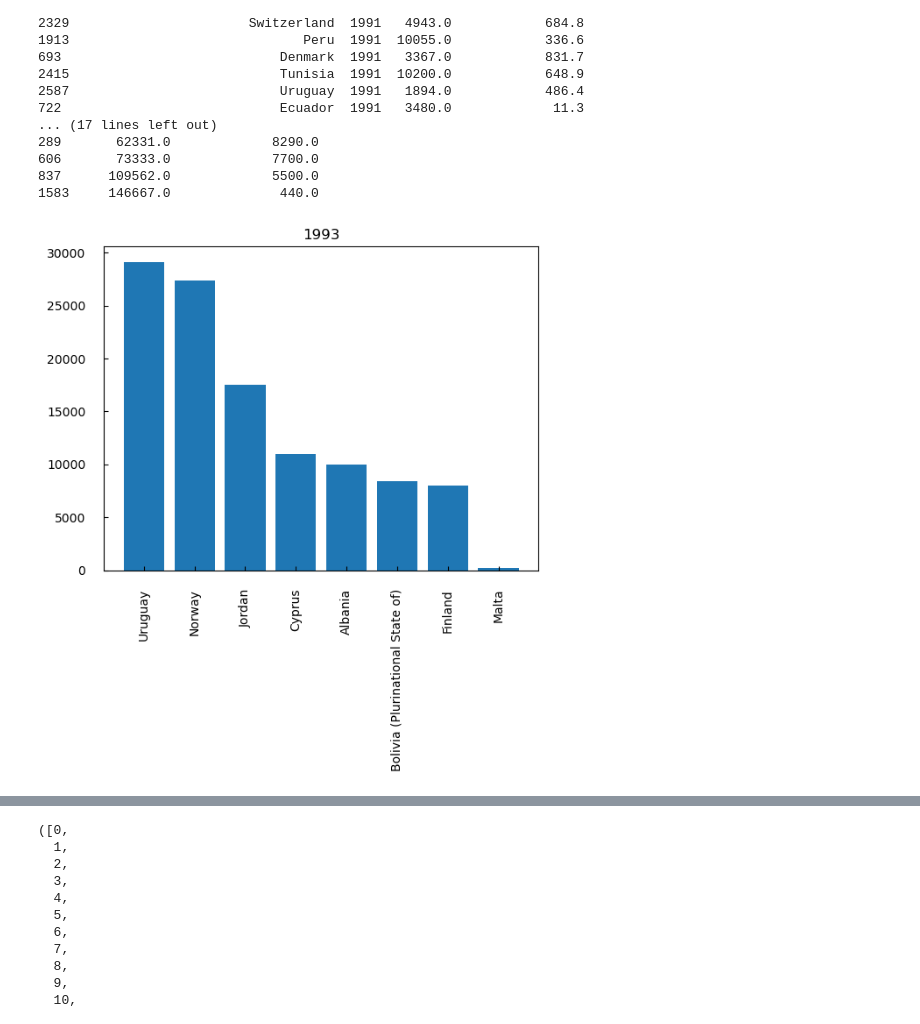
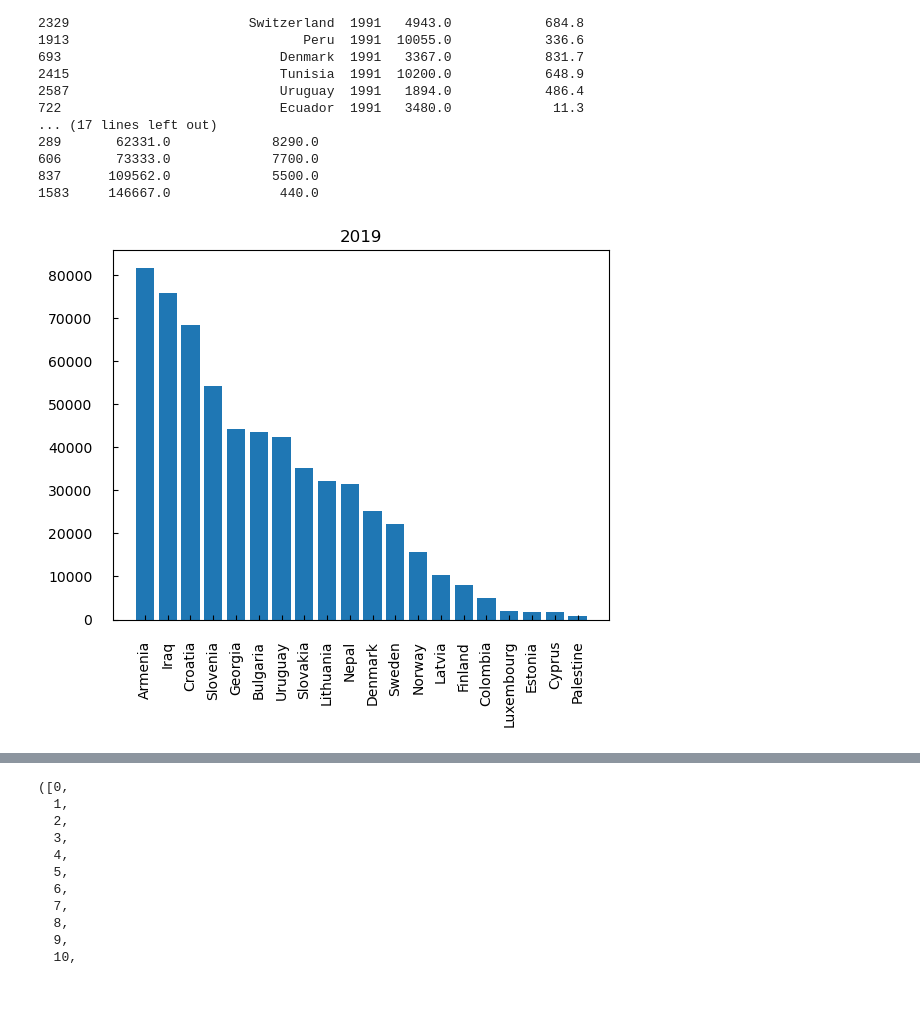
Before and after one commit to katharinakuusk/IDS2021_FAO, a Jupyter notebook: main.ipynb, the cells around one changed output, grey strips where cells are left out. Saved outputs shown, nothing was run; the diff lists cells and outputs as text; code cells hidden in the pictures; blank space fills up the shorter version.

```diff
--- a/main.ipynb
+++ b/main.ipynb
@@ -131,0 +130,6 @@ years_df
+# %%
+by_parts = {}
+
+for key, df in years_df.items():
+    print(df.describe())
+    df
@@ -168,14 +190,12 @@ print(by_parts['df_1991'][1])
 837      109562.0             5500.0
 1583     146667.0              440.0
 # %%
-
-
-plt.bar(by_parts['df_1993'][2]['Country'], by_parts['df_1993'][2]["TotalYield_tonnes"])
+plt.bar(by_parts['df_2019'][2]['Country'], by_parts['df_2019'][2]["TotalYield_tonnes"])
 plt.tick_params(axis="both", direction="in", pad=15)
-plt.title("1993")
+plt.title("2019")
 plt.xticks(rotation='vertical')
 
 plt.show()
 # %% [output]
-[figure, old version]
+[figure, new version]
 # %%
```
Also changed, not shown: parts of 3 cells of this notebook, 3 other files.
